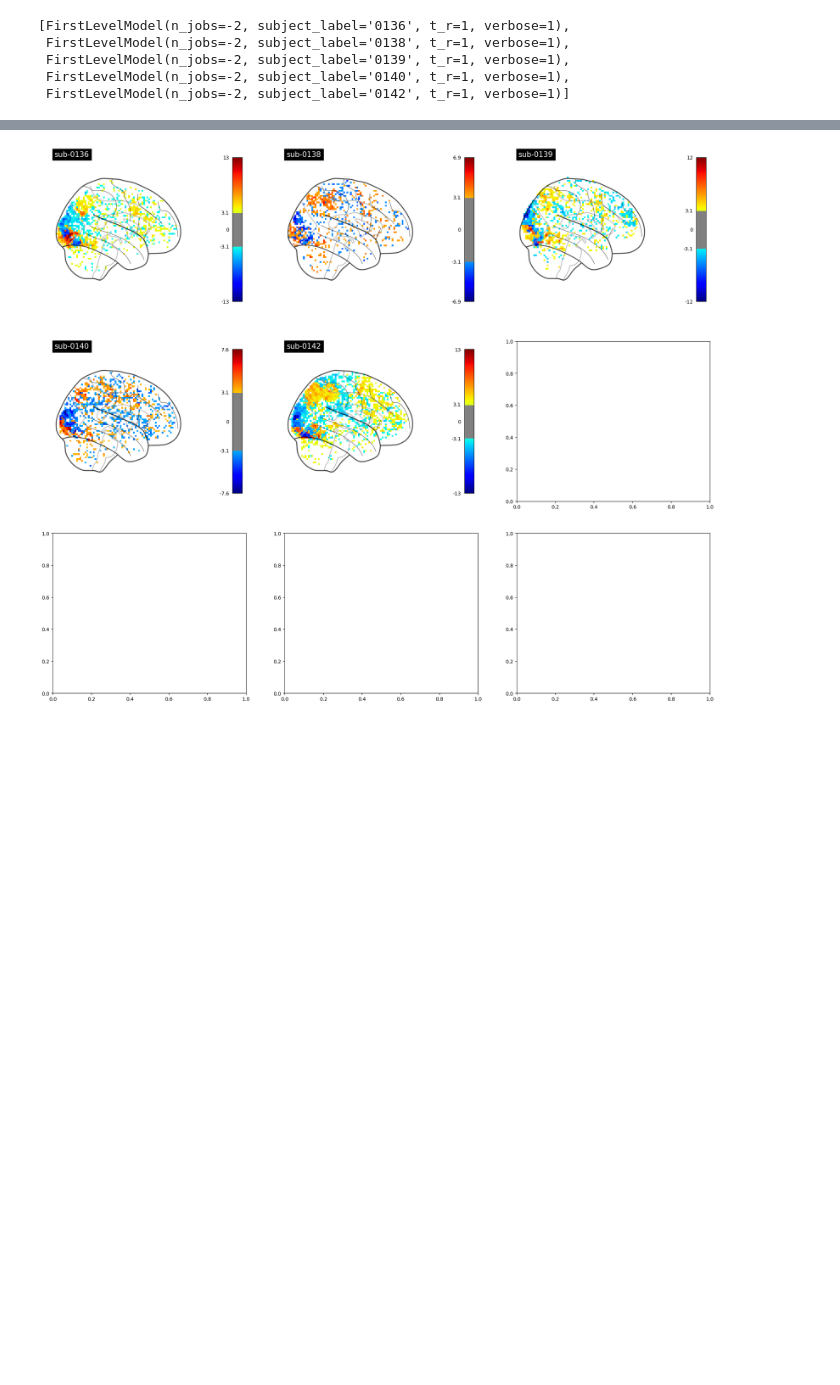
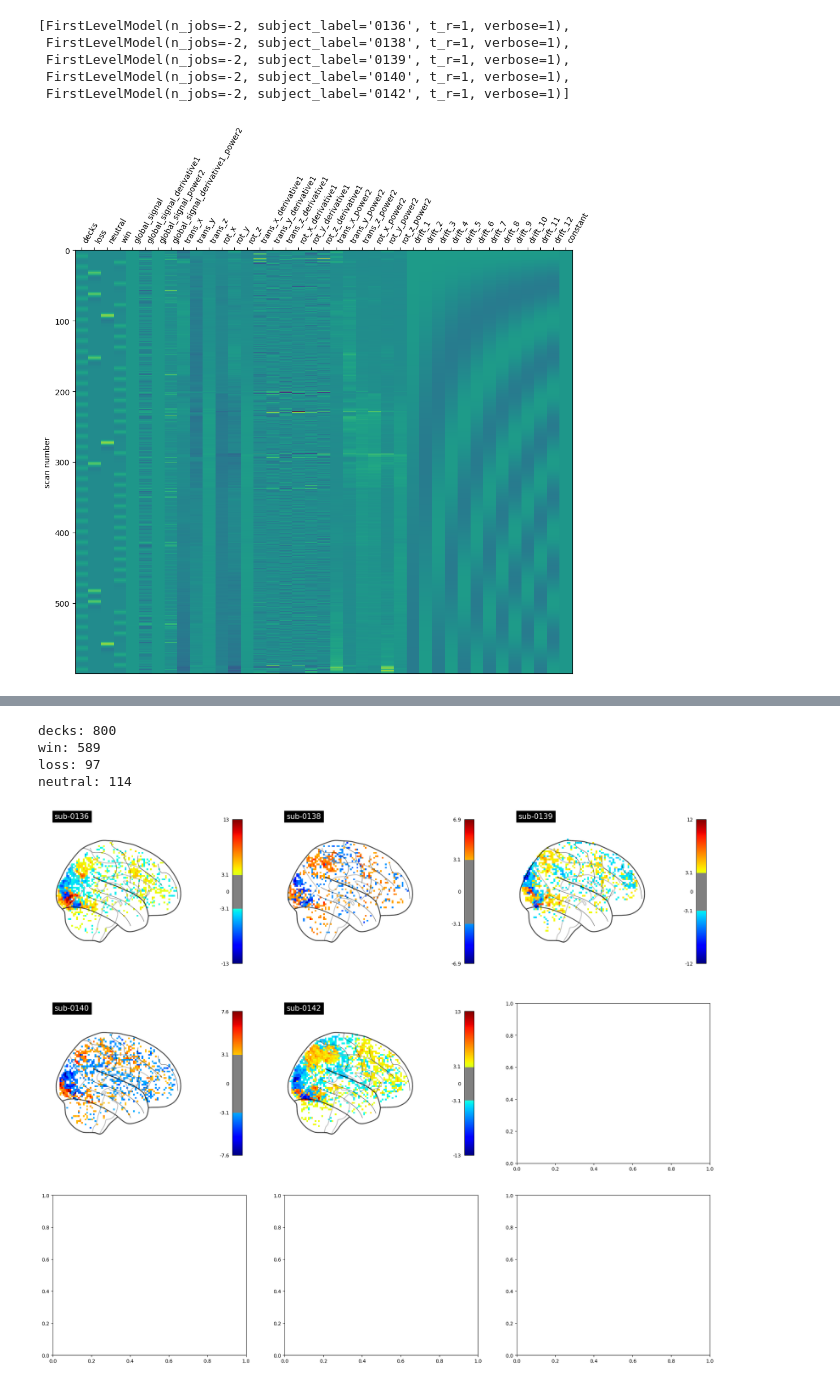
Before and after one commit to idadencker/neuroscience_portfolios, a Jupyter notebook: Portfolio 2 fMRI/Univariate.ipynb, the cells around one changed output, grey strips where cells are left out. Cells and saved outputs as stored; diff of their text form; code cells hidden in the pictures; blank space fills up the shorter version.

```diff
--- a/Portfolio 2 fMRI/Univariate.ipynb
+++ b/Portfolio 2 fMRI/Univariate.ipynb
@@ -832,3 +910,21 @@ models
  FirstLevelModel(n_jobs=-2, subject_label='0139', t_r=1, verbose=1),
  FirstLevelModel(n_jobs=-2, subject_label='0140', t_r=1, verbose=1),
  FirstLevelModel(n_jobs=-2, subject_label='0142', t_r=1, verbose=1)]
+# %%
+# Plot design matrix
+from nilearn.plotting import plot_design_matrix
+
+# Fetch data from first participant
+model1=models[0]
+# View the design matrix
+design_matrix = model1.design_matrices_[0]
+
+
+#Plot the design matrix
+plot_design_matrix(design_matrix)
+plt.show()
+
+now = datetime.now()
+print('Finishing cell:',now.strftime("%H:%M:%S"))
+# %% [output]
+[figure, added]
@@ -835,3 +932,30 @@ models
+# %%
+# Print number of each trial
+
+# Base the events list on the paricipants included
+new_models_events=models_events[0] + models_events[1] + models_events[2] + models_events[3] + models_events[5]
+
+
+from collections import Counter
+
+# Initialize a counter to hold the aggregate counts of each trial_type
+total_trial_counts = Counter()
+
+# Loop over each run's data
+for run_data in new_models_events:
+    # Count occurrences of each trial_type in the current run
+    trial_counts = run_data['trial_type'].value_counts().to_dict()
+    # Update the aggregate counter with counts from the current run
+    total_trial_counts.update(trial_counts)
+
+# Print
+for trial_type, count in total_trial_counts.items():
+    print(f"{trial_type}: {count}")
+# %% [output]
+decks: 800
+win: 589
+loss: 97
+neutral: 114
 # %%
 # Plot the first level models
 
```
Also changed, not shown: parts of 20 cells of this notebook.
